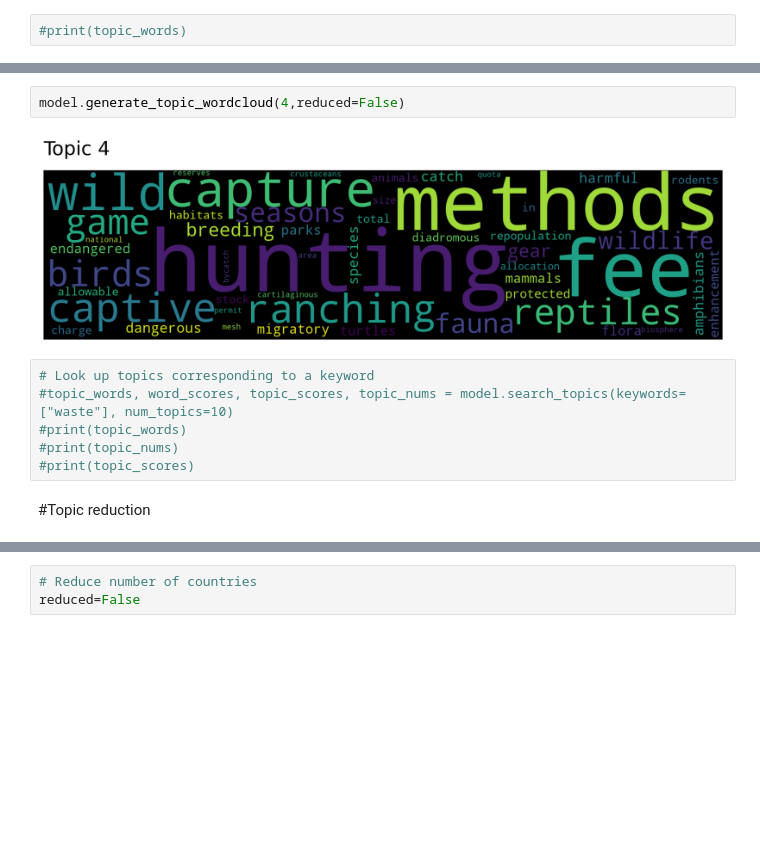
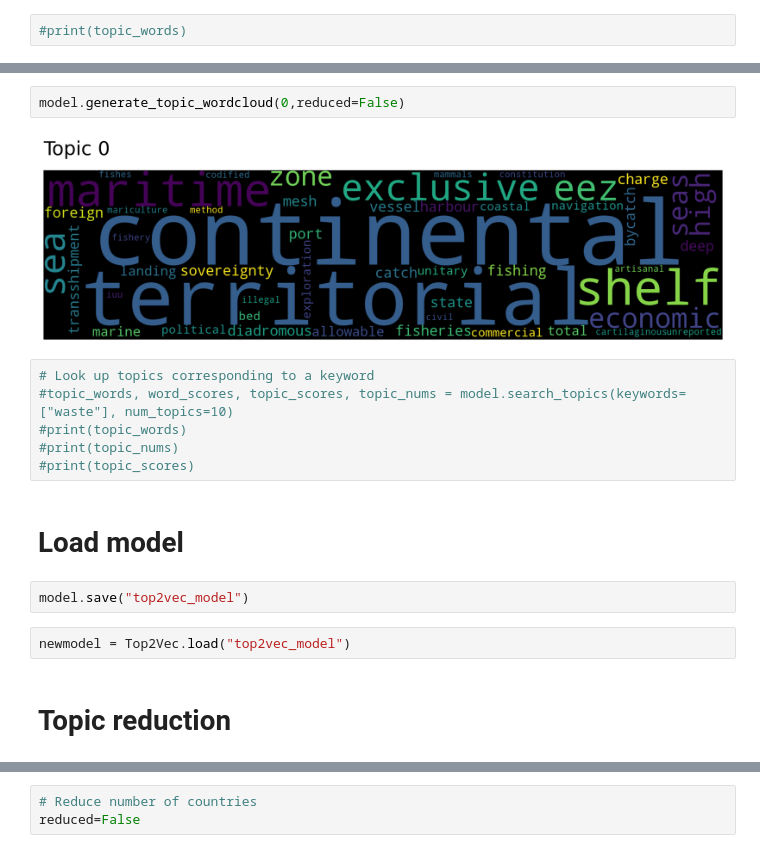
Before and after one commit to gustavn19/Fagprojekt, a Jupyter notebook: gn.ipynb, the cells around one changed output, grey strips where cells are left out. Cells and saved outputs as stored; diff of their text form; blank space fills up the shorter version.

```diff
--- a/gn.ipynb
+++ b/gn.ipynb
@@ -138,16 +139,22 @@ Domain                                                              Forestry
 Keywords                   processing/handling; timber extraction/logging...
 Name: 804, dtype: object
 # %%
-model.generate_topic_wordcloud(4,reduced=False)
+model.generate_topic_wordcloud(0,reduced=False)
 # %% [output]
-[figure, old version]
+[figure, new version]
 # %%
 # Look up topics corresponding to a keyword
 #topic_words, word_scores, topic_scores, topic_nums = model.search_topics(keywords=["waste"], num_topics=10)
 #print(topic_words)
 #print(topic_nums)
 #print(topic_scores)
+# %% [markdown]
+# Load model
+# %%
+model.save("top2vec_model")
+# %%
+newmodel = Top2Vec.load("top2vec_model")
 # %% [markdown]
-#Topic reduction
+# Topic reduction
 # %%
 # Reduce number of topics to n
```
Also changed, not shown: parts of 30 cells of this notebook.
